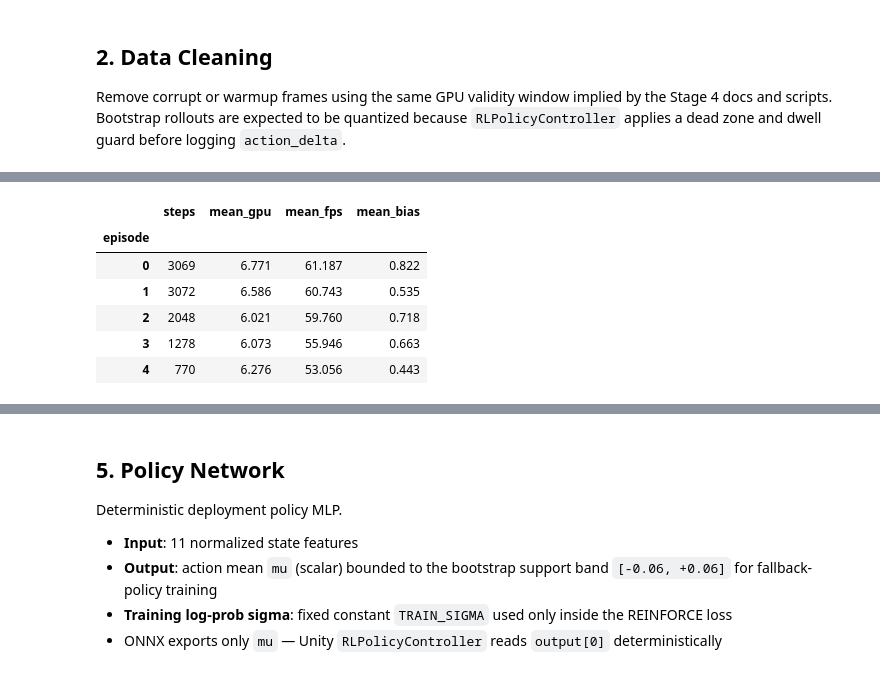
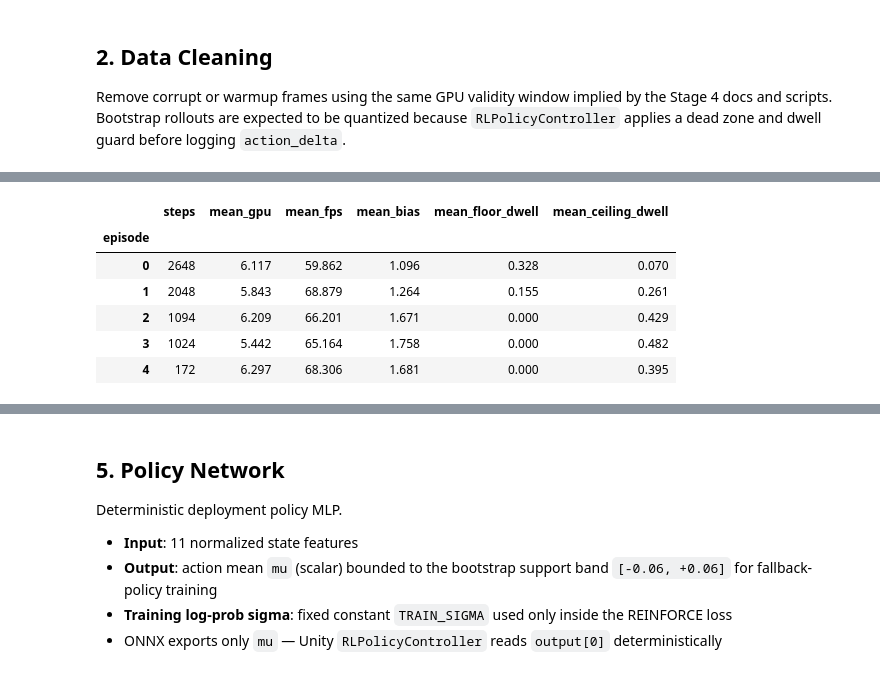
Before and after one commit to Silent0Wings/neural-lod, a Jupyter notebook: ml_pipeline/training/Stage_4/train_rl_policy_stage4.ipynb, the cells around one changed output, grey strips where cells are left out. Saved outputs shown, nothing was run; the diff lists cells and outputs as text; code cells hidden in the pictures.

```diff
--- a/ml_pipeline/training/Stage_4/train_rl_policy_stage4.ipynb
+++ b/ml_pipeline/training/Stage_4/train_rl_policy_stage4.ipynb
@@ -276,11 +347,46 @@ print(f'After timing filter: {len(df_clean):,} rows ({100 * len(df_clean) / len(
 if len(df_clean) == 0:
     raise ValueError('All rows removed by timing filter -- check rollout collection')
 
-df_clean = df_clean.dropna(subset=FEATURE_COLS + ['action_delta']).copy()
+base_feature_cols = [
+    'cpu_frame_time', 'gpu_frame_time', 'fps', 'visible_renderer_count', 'triangle_count',
+    'draw_call_count', 'camera_speed', 'camera_rotation_speed', 'avg_screen_coverage',
+    'previous_bias', 'recent_lod_switch_count'
+]
+df_clean = df_clean.dropna(subset=base_feature_cols + ['action_delta']).copy()
 print(f'After NaN drop:      {len(df_clean):,} rows')
 
 if len(df_clean) == 0:
     raise ValueError('All rows removed after NaN drop')
+
+sequence_group_col = 'source_file' if 'source_file' in df_clean.columns else 'episode'
+df_clean = df_clean.sort_values([sequence_group_col, 'step']).reset_index(drop=True)
+
+
+def add_bias_dwell_features(df, group_col):
+    floor_scores = np.zeros(len(df), dtype=np.float32)
+    ceiling_scores = np.zeros(len(df), dtype=np.float32)
+
+    for _, grp in df.groupby(group_col, sort=False):
+        floor_score = 0.0
+        ceiling_score = 0.0
+        idx = grp.index.to_numpy()
+        bias_values = grp['previous_bias'].to_numpy(dtype=np.float32)
+
+        for pos, bias in zip(idx, bias_values):
+            floor_proximity = np.clip(((BIAS_MIN + FLOOR_MARGIN) - bias) / max(FLOOR_MARGIN, 1e-6), 0.0, 1.0)
+            ceiling_proximity = np.clip((bias - (BIAS_MAX - CEILING_MARGIN)) / max(CEILING_MARGIN, 1e-6), 0.0, 1.0)
+            floor_score = np.clip(floor_score * DWELL_DECAY + floor_proximity * DWELL_ACCUMULATION_RATE, 0.0, 1.0)
+            ceiling_score = np.clip(ceiling_score * DWELL_DECAY + ceiling_proximity * DWELL_ACCUMULATION_RATE, 0.0, 1.0)
+            floor_scores[pos] = floor_score
+            ceiling_scores[pos] = ceiling_score
+
+    out = df.copy()
+    out['floor_dwell_score'] = floor_scores
+    out['ceiling_dwell_score'] = ceiling_scores
+    return out
+
+
+df_clean = add_bias_dwell_features(df_clean, sequence_group_col)
 
 a = pd.to_numeric(df_clean['action_delta'], errors='coerce').fillna(0).astype('float32')
 action_counts = a.value_counts().sort_index()
@@ -291,7 +397,7 @@ print(f'Non-zero action % : {(a.abs() > 1e-6).mean() * 100:.1f}')
 print(f'Near-zero action %: {(a.abs() < 0.005).mean() * 100:.1f}')
 
 feature_nonzero = (df_clean[FEATURE_COLS] != 0).mean() * 100
-print('\nFeature non-zero % after timing filter:')
+print('Feature non-zero % after timing filter:')
 print(feature_nonzero.to_string())
 
 bad_features = feature_nonzero[feature_nonzero < 1.0]
@@ -301,12 +407,16 @@ if len(bad_features):
         'Audit guardrail tripped: near-all-zero Stage 4 features remain after cleaning:\n' +
         '\n'.join(lines)
     )
+print('Dwell feature summary:')
+print(df_clean[['floor_dwell_score', 'ceiling_dwell_score']].describe().round(4).to_string())
 
 ep_stats = df_clean.groupby('episode').agg(
     steps=('step', 'count'),
     mean_gpu=('gpu_frame_time', 'mean'),
     mean_fps=('fps', 'mean'),
-    mean_bias=('lod_bias_after_action', 'mean')
+    mean_bias=('lod_bias_after_action', 'mean'),
+    mean_floor_dwell=('floor_dwell_score', 'mean'),
+    mean_ceiling_dwell=('ceiling_dwell_score', 'mean')
 ).round(3)
 print(f'Episode summary ({len(ep_stats)} episodes):')
 display(ep_stats.head(10))
@@ -330,8 +440,8 @@ recent_lod_switch_count     98.612875
 Episode summary (5 episodes):
-|  | steps | mean_gpu | mean_fps | mean_bias |
-| episode |  |  |  |  |
-| 0 | 3069 | 6.771 | 61.187 | 0.822 |
-| 1 | 3072 | 6.586 | 60.743 | 0.535 |
-| 2 | 2048 | 6.021 | 59.760 | 0.718 |
-| 3 | 1278 | 6.073 | 55.946 | 0.663 |
-| 4 | 770 | 6.276 | 53.056 | 0.443 |
+|  | steps | mean_gpu | mean_fps | mean_bias | mean_floor_dwell | mean_ceiling_dwell |
+| episode |  |  |  |  |  |  |
+| 0 | 2648 | 6.117 | 59.862 | 1.096 | 0.328 | 0.070 |
+| 1 | 2048 | 5.843 | 68.879 | 1.264 | 0.155 | 0.261 |
+| 2 | 1094 | 6.209 | 66.201 | 1.671 | 0.000 | 0.429 |
+| 3 | 1024 | 5.442 | 65.164 | 1.758 | 0.000 | 0.482 |
+| 4 | 172 | 6.297 | 68.306 | 1.681 | 0.000 | 0.395 |
```
Also changed, not shown: parts of 18 cells of this notebook, 15 other files.
